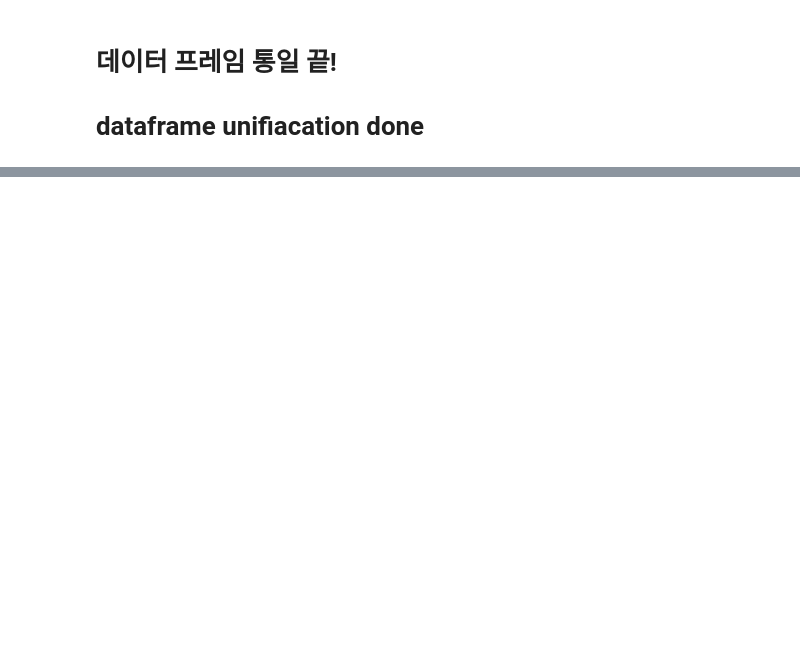
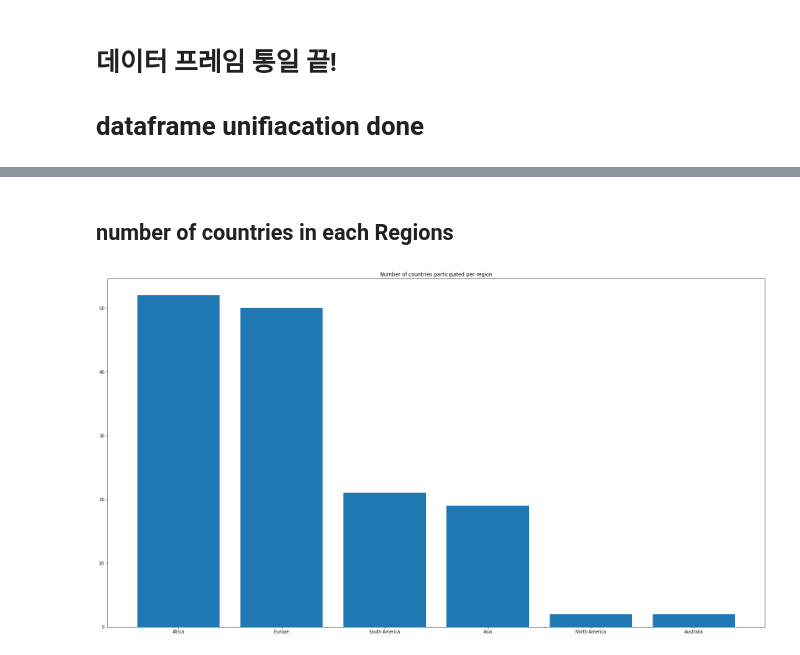
Before and after one commit to Kim-Dong-Jun99/DSTermProject, a Jupyter notebook: term_project_final.ipynb, the cells around one changed output, grey strips where cells are left out. Cells and saved outputs as stored; diff of their text form; code cells hidden in the pictures; blank space fills up the shorter version.

```diff
--- a/term_project_final.ipynb
+++ b/term_project_final.ipynb
@@ -244,0 +314,18 @@ cleaned_2017 = pd.read_pickle('/content/gdrive/Shareddrives/data_science/dataset
+# %% [markdown]
+## number of countries in each Regions
+# %%
+def sortKey(key):
+    return list(df_2015['Region'].values).count(key)
+
+regions = list(set(list(df_2015['Region'].values)))
+regions.sort(key = lambda a : sortKey(a), reverse=True)
+regionsCount = []
+for i in regions:
+    regionsCount.append(list(df_2015['Region'].values).count(i))
+fig, axes = plt.subplots(nrows=1, ncols=1, constrained_layout=True,figsize=(22,12))
+fig.set_facecolor("white")
+axes.bar(regions,regionsCount)
+axes.set_title("Number of countries participated per region")
+plt.show()
+# %% [output]
+[figure, added]
```
Also changed, not shown: parts of 13 cells of this notebook.
